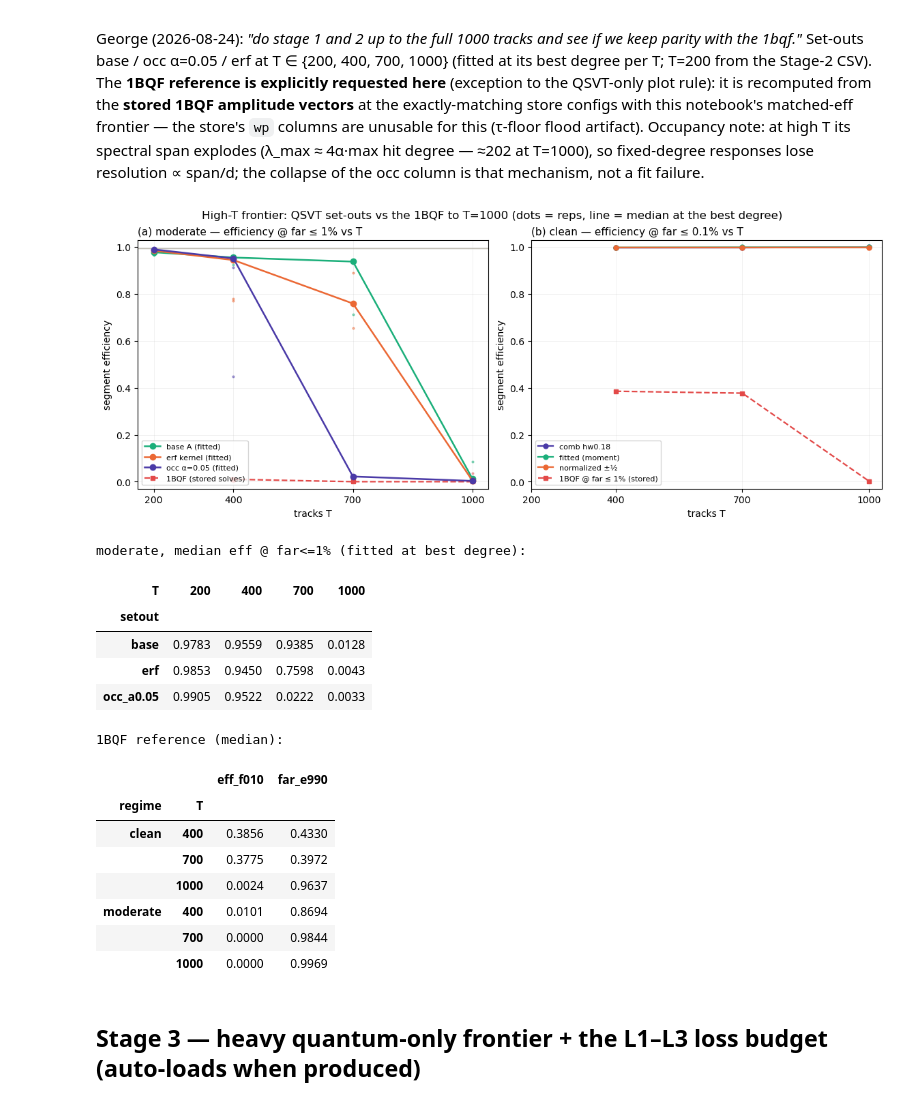
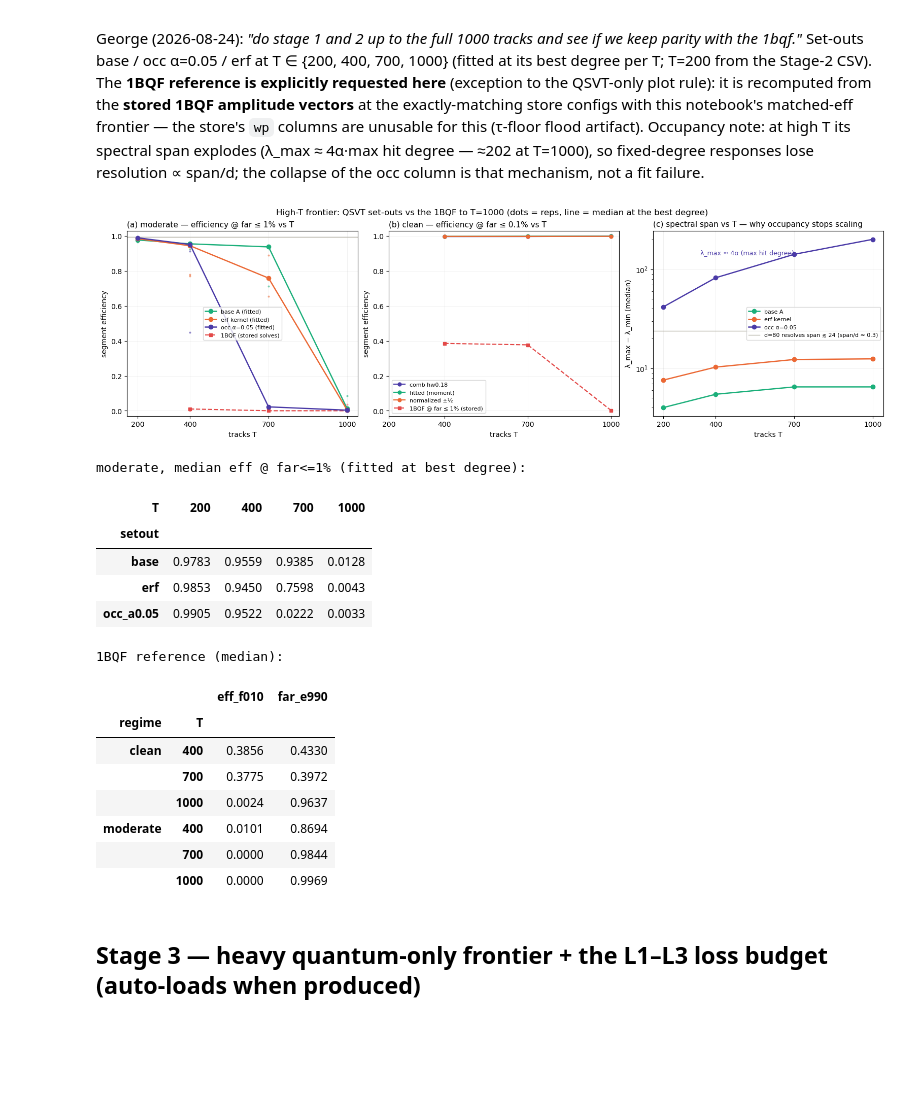
Before and after one commit to GeorgeWilliam1999/Quantum_Track_Reconstruction, a Jupyter notebook: QSVT/Efficiency_Frontier/explore_results.ipynb, the cells around one changed output. Cells and saved outputs as stored; diff of their text form; code cells hidden in the pictures; blank space fills up the shorter version.

```diff
--- a/QSVT/Efficiency_Frontier/explore_results.ipynb
+++ b/QSVT/Efficiency_Frontier/explore_results.ipynb
@@ -348,7 +389,7 @@ else:
     SET_COL = {"base": "#1baf7a", "occ_a0.05": "#4a3aa7", "erf": "#eb6834"}
     SET_LAB = {"base": "base A (fitted)", "occ_a0.05": "occ α=0.05 (fitted)",
                "erf": "erf kernel (fitted)"}
-    fig, axes = plt.subplots(1, 2, figsize=(11.5, 4.6), constrained_layout=True)
+    fig, axes = plt.subplots(1, 3, figsize=(15.5, 4.6), constrained_layout=True)
 
     # (a) moderate: fitted family at its best degree per (T, setout)
     ax = axes[0]
@@ -376,7 +417,7 @@ else:
 
     # (b) clean: base families + 1BQF
     ax = axes[1]
-    CLF = {"comb_prod": None, "fitted_moment": None, "normalized_half_comb": None}
+    CLF = ["comb_prod", "fitted_moment", "normalized_half_comb"]
     cl = alld[(alld.regime == "clean") & (alld.setout == "base")]
     for fam in CLF:
         sg = cl[cl.family == fam]
@@ -385,37 +426,56 @@ else:
         med = sg.groupby(["T", "degree"])["eff_f001"].median().reset_index()
         best = med.loc[med.groupby("T")["eff_f001"].idxmax()]
         ax.plot(best["T"], best["eff_f001"], "o-", lw=1.6, ms=5,
                 color=FAM_COL[fam], label=FAM_LAB[fam])
     if bref is not None:
         bb = bref[bref.regime == "clean"]
         bm = bb.groupby("T")["eff_f010"].median()
         ax.plot(bm.index, bm.values, "s--", lw=1.6, ms=5,
                 color=FAM_COL["1bqf_cos"], label="1BQF @ far ≤ 1% (stored)")
     ax.set_title("(b) clean — efficiency @ far ≤ 0.1% vs T", loc="left",
                  fontsize=11)
     ax.set_ylim(-0.03, 1.03)
-    for ax in axes:
+
+    # (c) the occupancy mechanism: spectral span vs T (resolution ∝ d/span)
+    ax = axes[2]
+    modall = alld[alld.regime == "moderate"]
+    for st, sg in modall.groupby("setout"):
+        sp = (sg.assign(span=sg.lam_max - sg.lam_min)
+                .groupby("T")["span"].median())
+        ax.plot(sp.index, sp.values, "o-", lw=1.8, ms=6, color=SET_COL[st],
+                label=SET_LAB[st].replace(" (fitted)", ""))
+    ax.axhline(80 * 0.30, color="#b7b3a8", lw=1,
+               label="d=80 resolves span ≲ 24 (span/d ≈ 0.3)")
+    ax.set_yscale("log")
+    ax.set_title("(c) spectral span vs T — why occupancy stops scaling",
+                 loc="left", fontsize=11)
+    ax.set_ylabel("λ_max − λ_min (median)")
+    ax.annotate("λ_max ≈ 4α·(max hit degree)", xy=(700, 140), fontsize=9,
+                color=SET_COL["occ_a0.05"], ha="right")
+
+    for ax, ylab in zip(axes, ["segment efficiency", "segment efficiency",
+                               "λ_max − λ_min (median)"]):
         ax.set_xlabel("tracks T")
-        ax.set_ylabel("segment efficiency")
+        ax.set_ylabel(ylab)
         ax.set_xticks([200, 400, 700, 1000])
         ax.grid(alpha=0.25, lw=0.5)
-        ax.legend(fontsize=8, loc="lower left")
+        ax.legend(fontsize=8, loc="best")
     fig.suptitle("High-T frontier: QSVT set-outs vs the 1BQF to T=1000 "
                  "(dots = reps, line = median at the best degree)", fontsize=12)
     plt.show()
 
     print("moderate, median eff @ far<=1% (fitted at best degree):")
     piv = (mod.groupby(["setout", "T", "degree"])["eff_f010"].median()
               .reset_index())
     piv = piv.loc[piv.groupby(["setout", "T"])["eff_f010"].idxmax()]
     display(piv.pivot_table(index="setout", columns="T",
                             values="eff_f010").round(4))
     if bref is not None:
         print("1BQF reference (median):")
         display(bref.groupby(["regime", "T"])[["eff_f010", "far_e990"]]
                 .median().round(4))
 # %% [output]
-[figure, old version]
+[figure, new version]
 moderate, median eff @ far<=1% (fitted at best degree):
 | T | 200 | 400 | 700 | 1000 |
 | setout |  |  |  |  |
```
Also changed, not shown: parts of 2 cells of this notebook.
